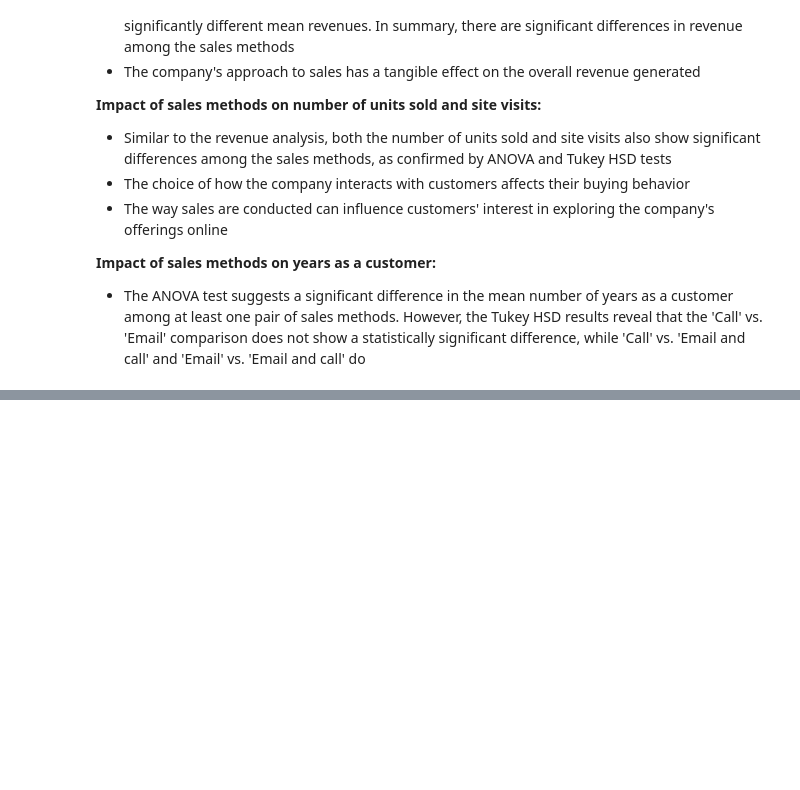
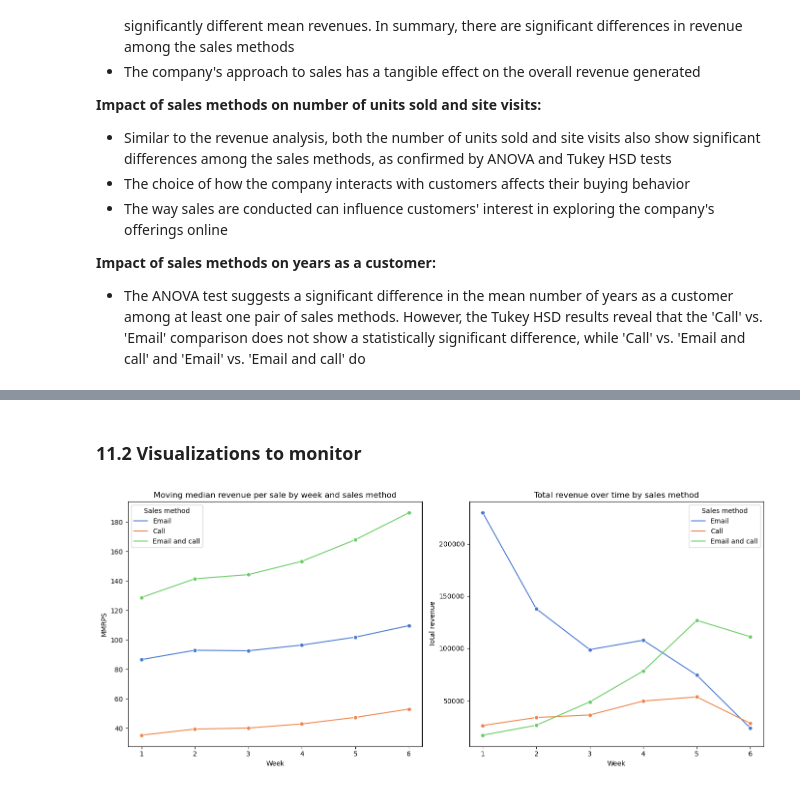
Before and after one commit to mikjf/datacamp_data_analyst_professional_python, a Jupyter notebook: exam_product_sales_analysis.ipynb, the cells around one changed output, grey strips where cells are left out. Saved outputs shown, nothing was run; the diff lists cells and outputs as text; code cells hidden in the pictures; blank space fills up the shorter version.

```diff
--- a/exam_product_sales_analysis.ipynb
+++ b/exam_product_sales_analysis.ipynb
@@ -1574,0 +1692,27 @@ The analysis reveals several key insights into customer segmentation, geographic
+# %% [markdown]
+### 11.2 Visualizations to monitor
+# %%
+# visualize trends over time by sales_method
+plt.figure(figsize=(14, 6))
+
+# MMRPS
+plt.subplot(1, 2, 1)
+sns.lineplot(data=data_metrics, x='week', y='MMRPS', hue='sales_method', hue_order=order, marker='o', palette='muted')
+plt.title('Moving median revenue per sale by week and sales method')
+plt.xlabel('Week')
+plt.ylabel('MMRPS')
+plt.legend(title='Sales method')
+
+# revenue over time by sales_method
+plt.subplot(1, 2, 2)
+sns.lineplot(data=weekly_aggregate_by_method_filtered, x='week', y='revenue', hue='sales_method', hue_order=order, marker='o', palette='muted')
+plt.title('Total revenue over time by sales method')
+plt.xlabel('Week')
+plt.ylabel('Total revenue')
+plt.legend(title='Sales method')
+
+# plot
+plt.tight_layout()
+plt.show()
+# %% [output]
+[figure, added]
```
Also changed, not shown: parts of 23 cells of this notebook, 1 other file.
